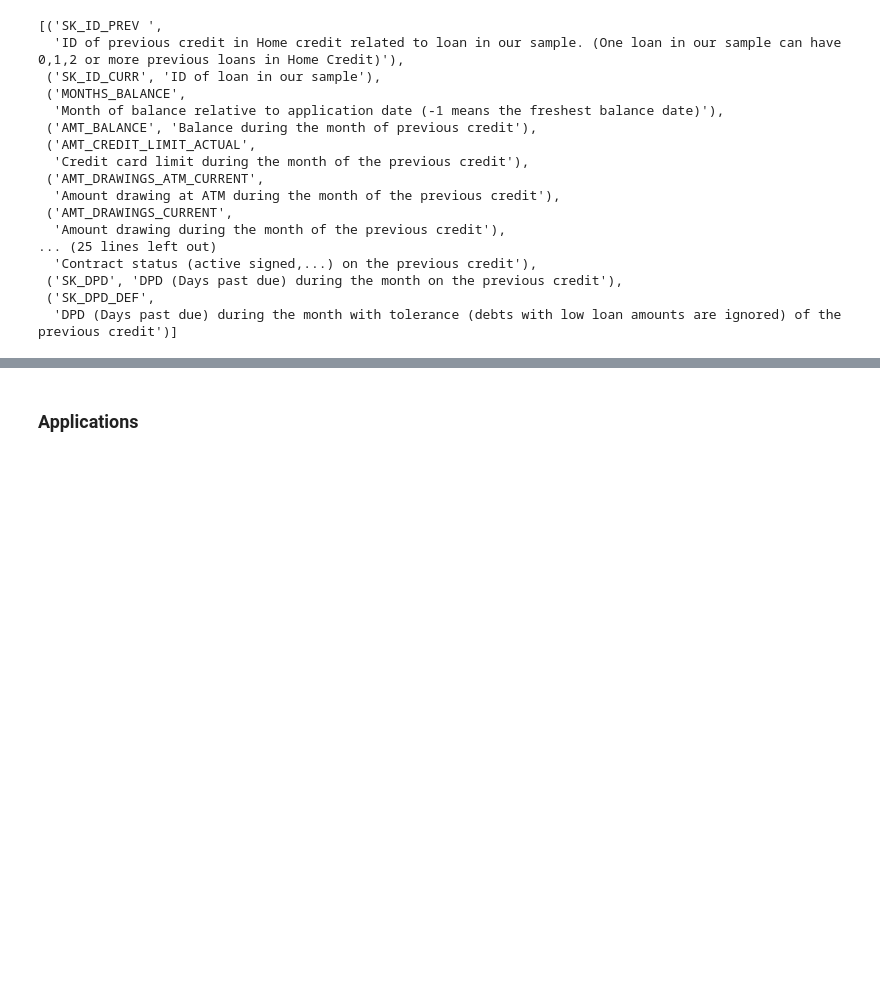
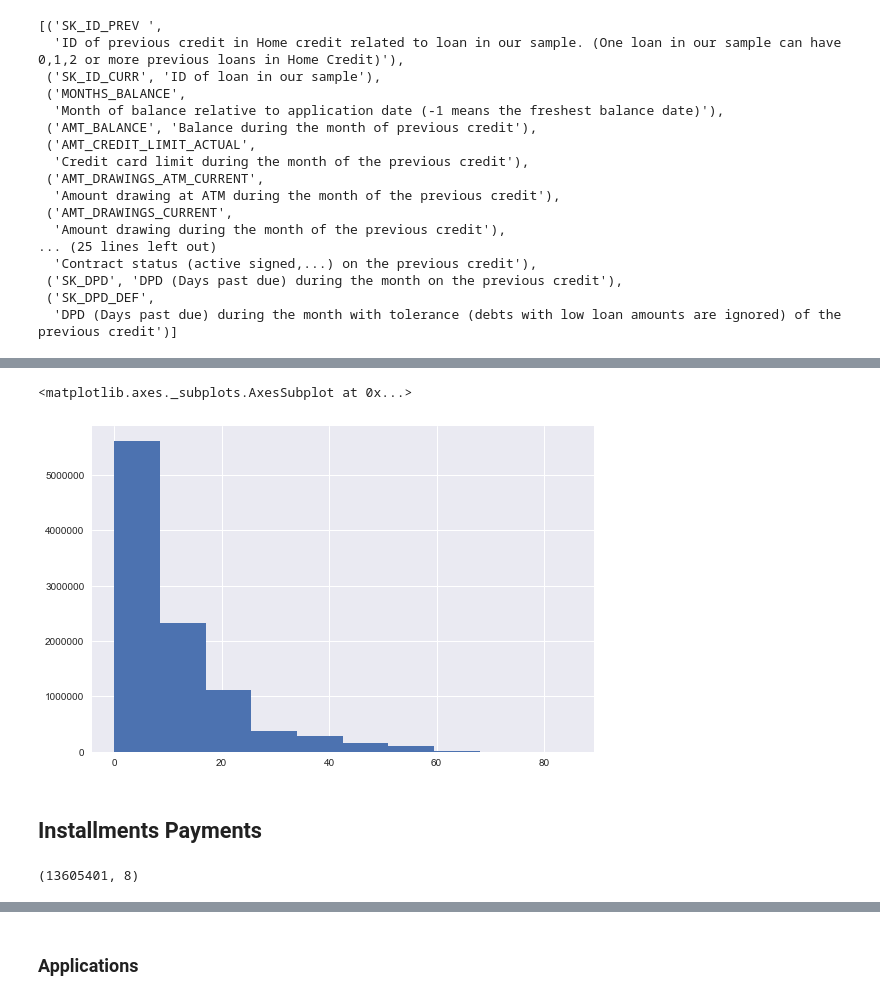
Before and after one commit to rshap91/home_credit_loans, a Jupyter notebook: Explore_And_Clean.ipynb, the cells around one changed output, grey strips where cells are left out. Cells and saved outputs as stored; diff of their text form; code cells hidden in the pictures; blank space fills up the shorter version.

```diff
--- a/Explore_And_Clean.ipynb
+++ b/Explore_And_Clean.ipynb
@@ -240,0 +328,15 @@ dtype={'SK_ID_CURR':str, 'SK_ID_BUREAU':str, "SK_ID_PREV":str}
+# %%
+
+pos_cb.CNT_INSTALMENT_FUTURE.hist()
+# %% [output]
+<matplotlib.axes._subplots.AxesSubplot at 0x...>
+[figure, added]
+# %% [markdown]
+## Installments Payments
+# %%
+payments = pd.read_csv('installments_payments.csv.zip',
+                       dtype={'SK_ID_CURR':str, 'SK_ID_BUREAU':str, "SK_ID_PREV":str}
+                      )
+payments.shape
+# %% [output]
+(13605401, 8)
```
Also changed, not shown: parts of 85 cells of this notebook, 1 other file.
